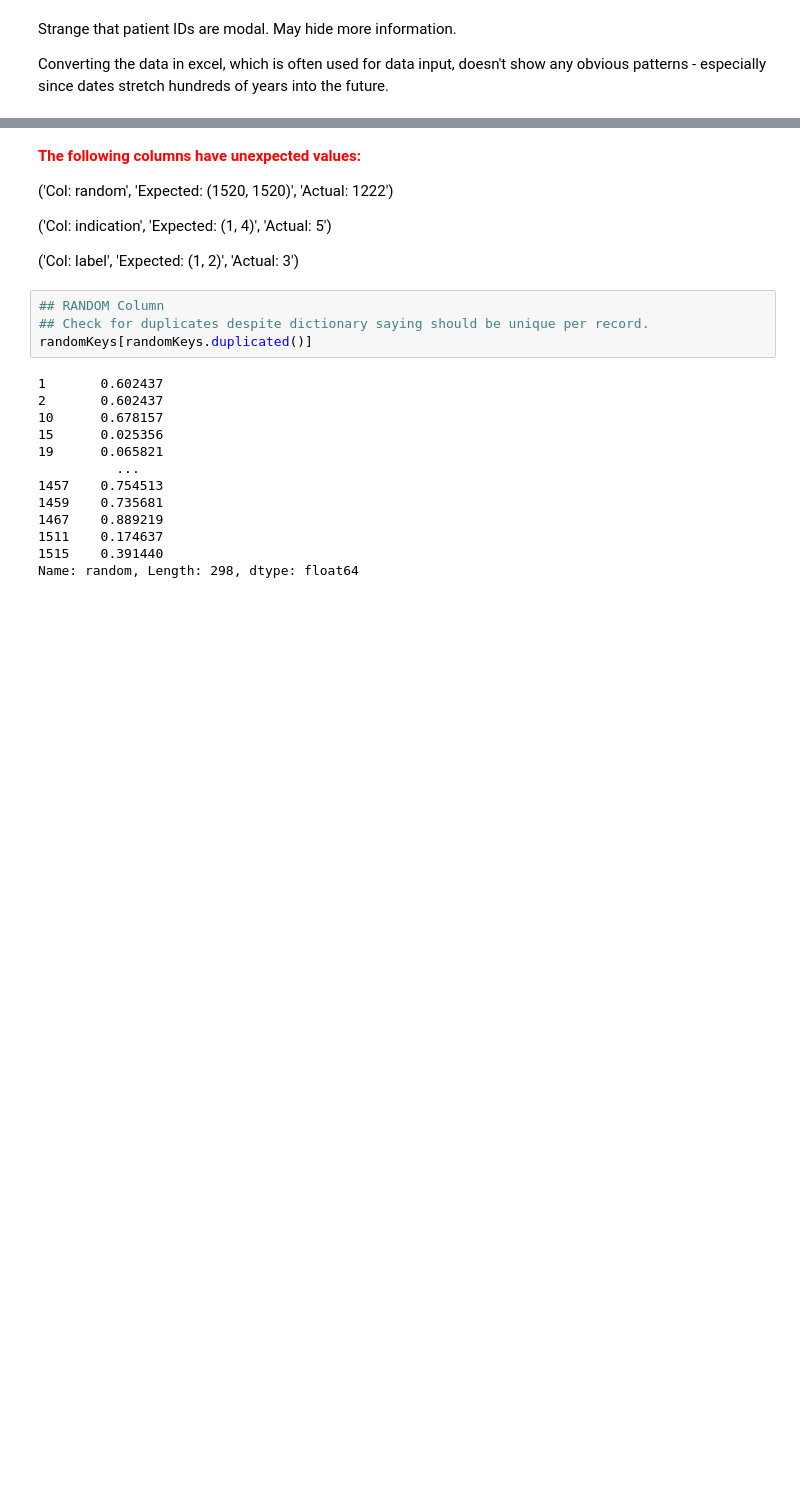
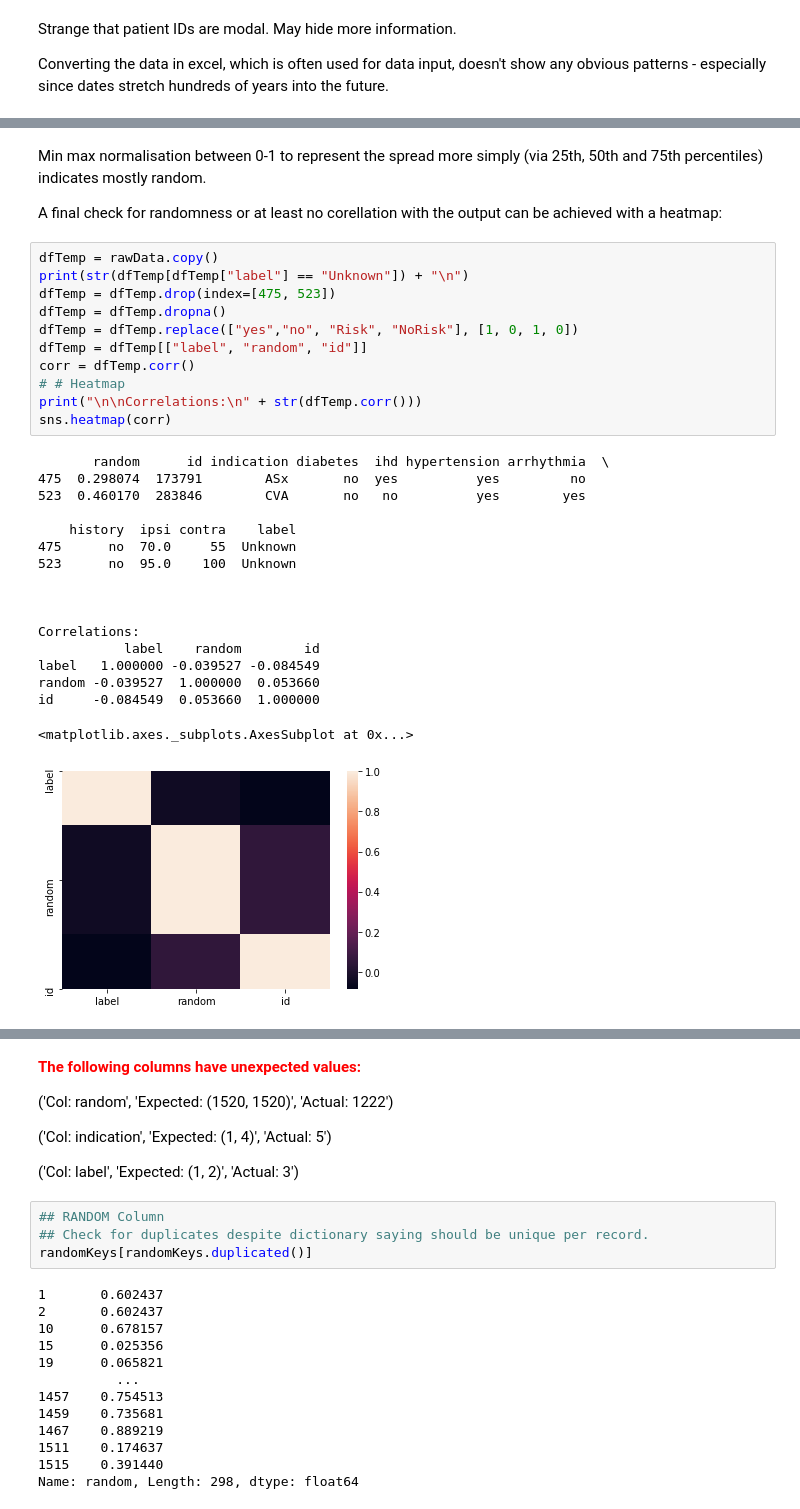
Before and after one commit to crkaz/data-mining, a Jupyter notebook: acw/Second Draft.ipynb, the cells around one changed output, grey strips where cells are left out. Cells and saved outputs as stored; diff of their text form; blank space fills up the shorter version.

```diff
--- a/acw/Second Draft.ipynb
+++ b/acw/Second Draft.ipynb
@@ -583,0 +631,33 @@ Converting the data in excel, which is often used for data input, doesn't show a
+# %% [markdown]
+Min max normalisation between 0-1 to represent the spread more simply (via 25th, 50th and 75th percentiles) indicates mostly random.
+
+A final check for randomness or at least no corellation with the output can be achieved with a heatmap:
+# %%
+dfTemp = rawData.copy()
+print(str(dfTemp[dfTemp["label"] == "Unknown"]) + "\n")
+dfTemp = dfTemp.drop(index=[475, 523])
+dfTemp = dfTemp.dropna()
+dfTemp = dfTemp.replace(["yes","no", "Risk", "NoRisk"], [1, 0, 1, 0])
+dfTemp = dfTemp[["label", "random", "id"]]
+corr = dfTemp.corr()
+# # Heatmap
+print("\n\nCorrelations:\n" + str(dfTemp.corr()))
+sns.heatmap(corr)
+# %% [output]
+       random      id indication diabetes  ihd hypertension arrhythmia  \
+475  0.298074  173791        ASx       no  yes          yes         no
+523  0.460170  283846        CVA       no   no          yes        yes
+
+    history  ipsi contra    label
+475      no  70.0     55  Unknown
+523      no  95.0    100  Unknown
+
+
+
+Correlations:
+           label    random        id
+label   1.000000 -0.039527 -0.084549
+random -0.039527  1.000000  0.053660
+id     -0.084549  0.053660  1.000000
+<matplotlib.axes._subplots.AxesSubplot at 0x...>
+[figure, added]
```
Also changed, not shown: parts of 49 cells of this notebook.
